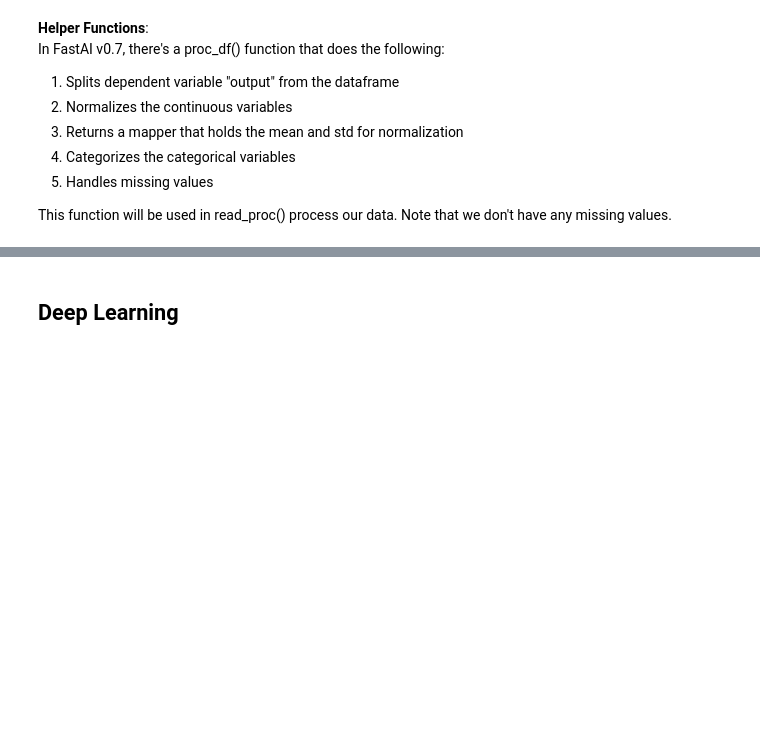
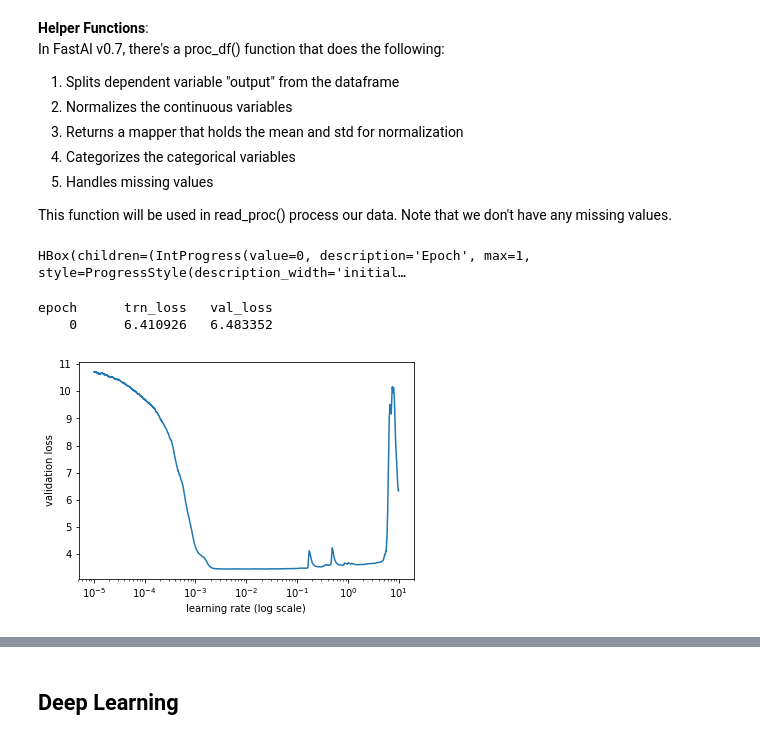
Before and after one commit to longshandu/HM16.9-NN_FME, a Jupyter notebook: NN_training.ipynb, the cells around one changed output, grey strips where cells are left out. Cells and saved outputs as stored; diff of their text form; code cells hidden in the pictures; blank space fills up the shorter version.

```diff
--- a/NN_training.ipynb
+++ b/NN_training.ipynb
@@ -111,0 +231,41 @@ def export_parameters():
+# %%
+class ColumnarBinaryData(ModelData):
+    def __init__(self, path, trn_ds, val_ds, bs, test_ds=None, shuffle=True):
+        test_dl = DataLoader(test_ds, bs, shuffle=False, num_workers=1) if test_ds is not None else None
+        super().__init__(path, DataLoader(trn_ds, bs, shuffle=shuffle, num_workers=1),
+            DataLoader(val_ds, bs*2, shuffle=False, num_workers=1), test_dl)
+
+    @classmethod
+    def from_data_frames(cls, path, trn_df, val_df, trn_y, val_y, cat_flds, bs=64, is_reg=True, is_multi=False, test_df=None, shuffle=True):
+        trn_ds  = ColumnarDataset.from_data_frame(trn_df,  cat_flds, trn_y, is_reg, is_multi)
+        val_ds  = ColumnarDataset.from_data_frame(val_df,  cat_flds, val_y, is_reg, is_multi)
+        test_ds = ColumnarDataset.from_data_frame(test_df, cat_flds, None,  is_reg, is_multi) if test_df is not None else None
+        return cls(path, trn_ds, val_ds, bs, test_ds=test_ds, shuffle=shuffle)
+
+    @classmethod
+    def from_data_frame(cls, path, val_idxs, df, y, cat_flds, bs=64, is_reg=True, is_multi=False, test_df=None, shuffle=True):
+        ((val_df, trn_df), (val_y, trn_y)) = split_by_idx(val_idxs, df, y)
+        return cls.from_data_frames(path, trn_df, val_df, trn_y, val_y, cat_flds, bs, is_reg, is_multi, test_df=test_df, shuffle=shuffle)
+
+    def get_learner(self, emb_szs, n_cont, emb_drop, out_sz, szs, drops,
+                    y_range=None, use_bn=False, **kwargs):
+        model = BinaryModel(emb_szs, n_cont, emb_drop, out_sz, szs, drops, y_range, use_bn, self.is_reg, self.is_multi)
+        return StructuredLearner(self, StructuredModel(to_gpu(model)), opt_fn=optim.Adam, **kwargs)
+# %%
+if 'df' in globals(): del df, y, mapper
+df, y, mapper, emb_szs, val_idx = read_proc()
+# %%
+md = ColumnarBinaryData.from_data_frame(INP, val_idx, df, y, cat_flds=cat_vars,
+                                       bs=1024, is_multi=False, is_reg=False)
+m = md.get_learner(emb_szs, len(df.columns) - len(cat_vars),
+                   0.001, 49, Layers, Dropouts, use_bn=BN_use)
+# %%
+m.crit = nn.CrossEntropyLoss()
+# %%
+m.lr_find()
+m.sched.plot()
+# %% [output]
+HBox(children=(IntProgress(value=0, description='Epoch', max=1, style=ProgressStyle(description_width='initial…
+epoch      trn_loss   val_loss
+    0      6.410926   6.483352
+[figure, added]
```
Also changed, not shown: parts of 15 cells of this notebook, 1 other file.
